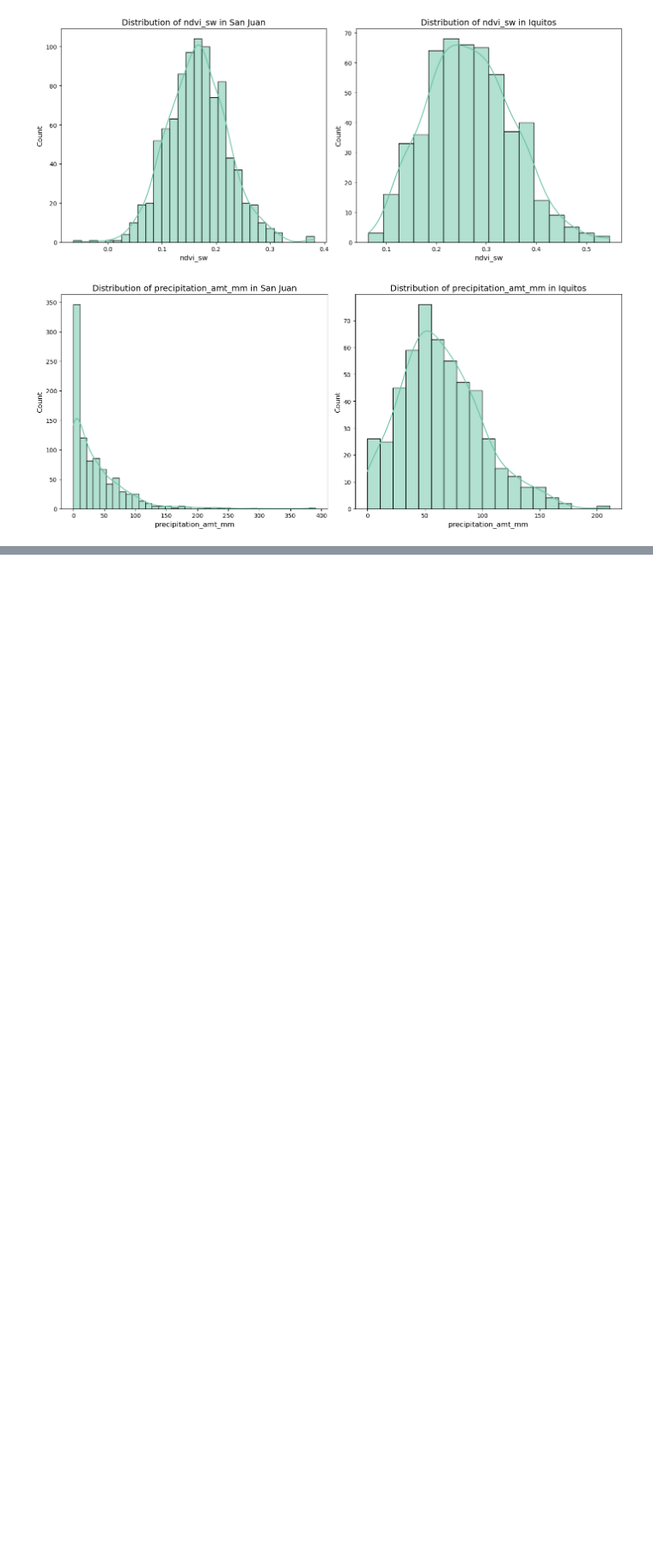
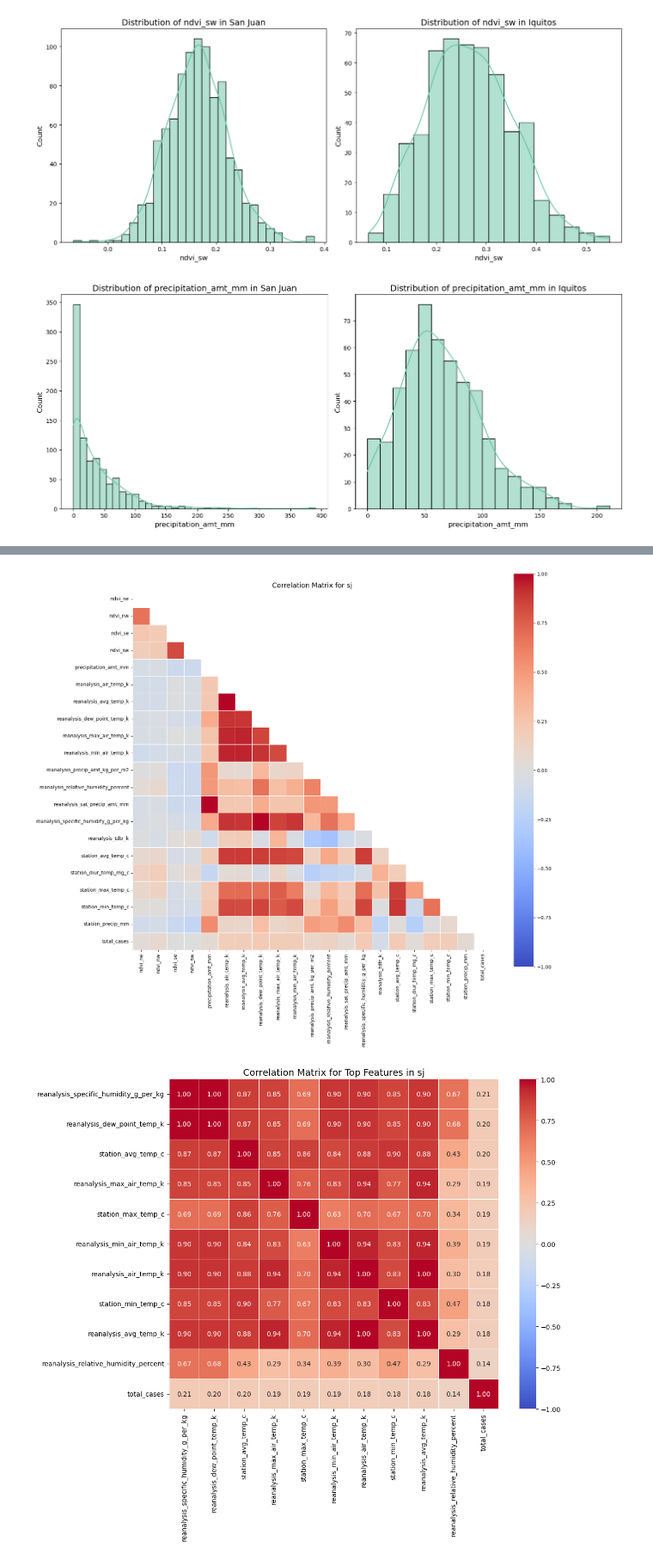
Before and after one commit to KitwanaSh/data_driven_competition, a Jupyter notebook: denai_diseases_spread/den_disease_spread.ipynb, the cells around one changed output, grey strips where cells are left out. Shown at 86% size. Saved outputs shown, nothing was run; the diff lists cells and outputs as text; code cells hidden in the pictures; blank space fills up the shorter version.

```diff
--- a/denai_diseases_spread/den_disease_spread.ipynb
+++ b/denai_diseases_spread/den_disease_spread.ipynb
@@ -397,0 +417,10 @@ for feature in numeric_features[:5]:
+# %%
+# Calculate correlations with target variable
+correlation_with_target = {}
+for city in ['sj', 'iq']:
+    city_data = train_df[train_df['city'] == city]
+    corr = city_data[numeric_features + ['total_cases']].corr()['total_cases'].sort_values(ascending=False)
+    correlation_with_target[city] = corr
+
+print("\nTop correlations with total_cases for San Juan:")
+print(correlation_with_target['sj'].head(10))
@@ -397,0 +456,24 @@ for feature in numeric_features[:5]:
+# %%
+# Create correlation heatmaps for each city
+for city in ['sj', 'iq']:
+    city_data = train_df[train_df['city'] == city]
+    plt.figure(figsize=(16, 14))
+    corr_matrix = city_data[numeric_features + ['total_cases']].corr()
+    mask = np.triu(np.ones_like(corr_matrix, dtype=bool))
+    sns.heatmap(corr_matrix, mask=mask, annot=False, cmap='coolwarm',
+                vmin=-1, vmax=1, center=0, square=True, linewidths=.5)
+    plt.title(f'Correlation Matrix for {city}')
+    plt.tight_layout()
+    plt.savefig(f'{city}_correlation_matrix.png')
+
+    top_features = correlation_with_target[city].drop('total_cases').abs().nlargest(10).index.tolist()
+    plt.figure(figsize=(12, 10))
+    focused_corr = city_data[top_features + ['total_cases']].corr()
+    sns.heatmap(focused_corr, annot=True, cmap='coolwarm', vmin=-1, vmax=1,
+                center=0, square=True, linewidths=.5, fmt='.2f')
+    plt.title(f'Correlation Matrix for Top Features in {city}')
+    plt.tight_layout()
+    plt.savefig(f'{city}_top_correlation_matrix.png');
+# %% [output]
+[figure, added]
+[figure, added]
```
Also changed, not shown: parts of 12 cells of this notebook, 10 other files.
